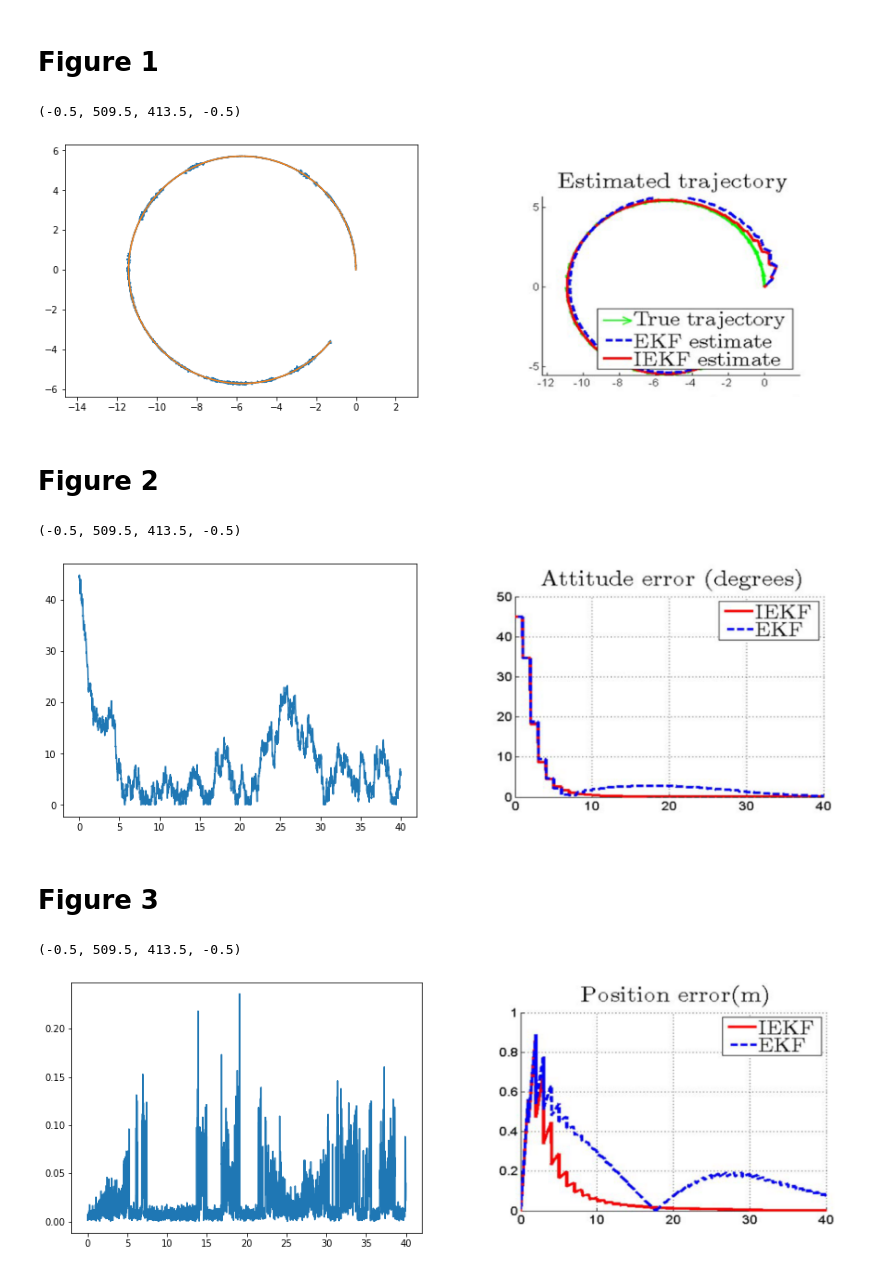
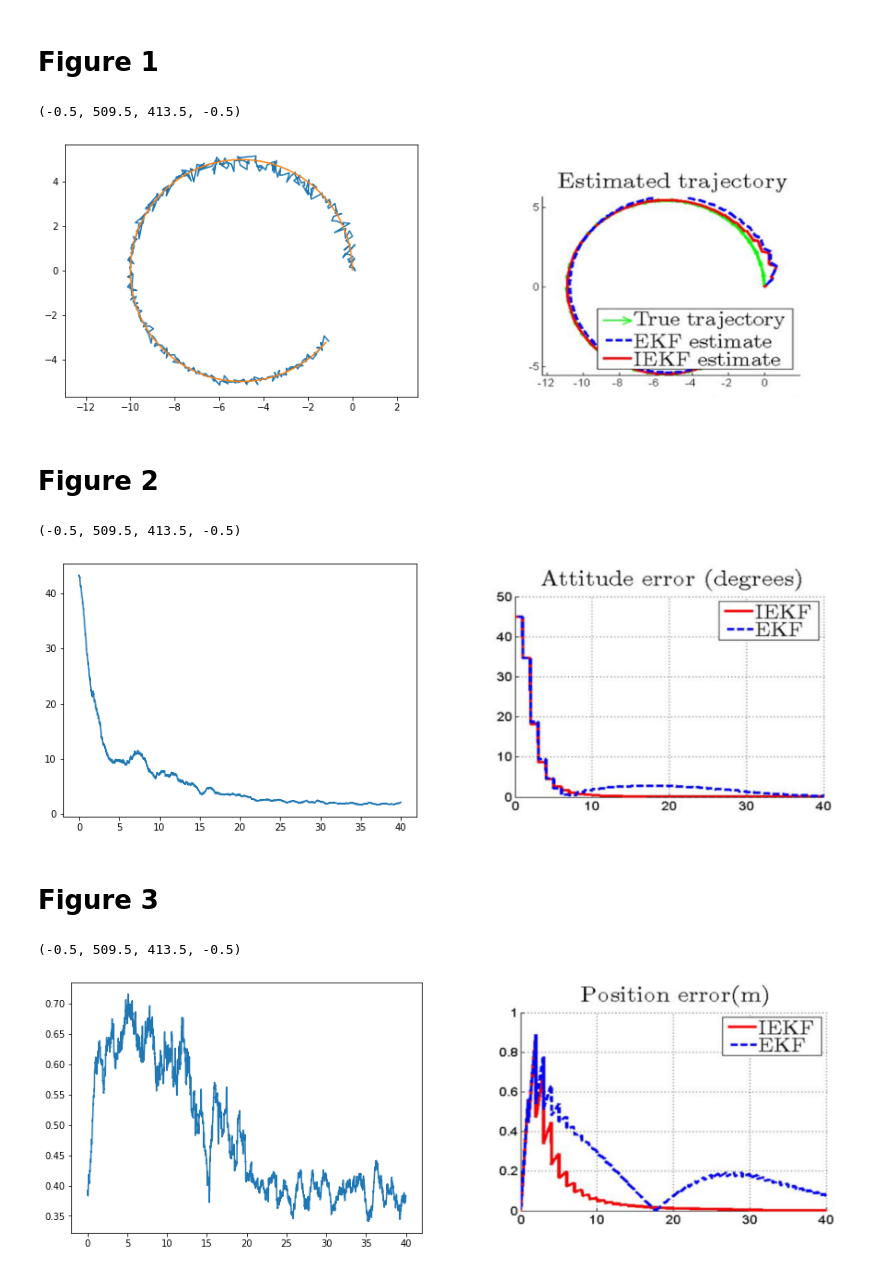
Before and after one commit to wsribunma/SE2_FlowPipes, a Jupyter notebook: IEKF.ipynb, the cells around one changed output. Saved outputs shown, nothing was run; the diff lists cells and outputs as text; code cells hidden in the pictures.

Commit message:
add images for small initial error

```diff
--- a/IEKF.ipynb
+++ b/IEKF.ipynb
@@ -157,11 +159,26 @@ for i in range(step):
     xe_y.append(Xe[i][1][2])
     xr_x.append(X[i][0][2])
     xr_y.append(X[i][1][2])
+# %%
+m = 10
+e_x = []
+e_y = []
+r_x = []
+r_y = []
+for j in range(int(len(xe_x)/m)-1):
+    xe_x_avg = sum(xe_x[j*10:(j+1)*m])/m
+    e_x.append(xe_x_avg)
+    xe_y_avg = sum(xe_y[j*10:(j+1)*m])/m
+    e_y.append(xe_y_avg)
+    xr_x_avg = sum(xr_x[j*10:(j+1)*m])/m
+    r_x.append(xr_x_avg)
+    xr_y_avg = sum(xr_y[j*10:(j+1)*m])/m
+    r_y.append(xr_y_avg)
 # %%
 figure(figsize=(15,5))
 subplot(121)
-plot(xe_x,xe_y, label='estimated')
-plot(xr_x,xr_y, label = 'reference')
+plot(e_x,e_y, label='estimated')
+plot(r_x,r_y, label = 'reference')
 axis('equal');
 subplot(122)
 imshow(imread('./images/fig1.png'))
@@ -171,7 +188,7 @@ axis('off')
 axis('tight')
 # %% [output]
 (-0.5, 509.5, 413.5, -0.5)
-[figure, old version]
+[figure, new version]
 # %% [markdown]
 # Figure 2
 # %%
@@ -179,11 +196,17 @@ error_att = []
 for i in range(step):
     error_theta = math.acos(ita[i][0][0])*180/pi
     error_att.append(error_theta)
+# %%
+err_att = []
+windowsize = 100
+for j in range(len(error_att) - windowsize +1):
+    err_att_avg = sum(error_att[j:j+windowsize])/windowsize
+    err_att.append(err_att_avg)
 # %%
-t_x = np.linspace(0, t, step)
+t_x = np.linspace(0, t, len(err_att))
 figure(figsize=(15,5))
 subplot(121)
-plot(t_x, error_att)
+plot(t_x, err_att)
 subplot(122)
 imshow(imread('./images/fig2.png'))
 gca().get_xaxis().set_visible(False)
@@ -192,7 +215,7 @@ axis('off')
 axis('tight')
 # %% [output]
 (-0.5, 509.5, 413.5, -0.5)
-[figure, old version]
+[figure, new version]
 # %% [markdown]
 # Figure 3
 # %%
@@ -201,16 +224,21 @@ for i in range(step):
     error_x = ita[i][0][2]
     error_y = ita[i][1][2]
     error.append(sqrt(error_x**2+error_y**2))
+# %%
+err = []
+for j in range(len(error) - windowsize +1):
+    err_avg = sum(error[j:j+windowsize])/windowsize
+    err.append(err_avg)
 # %%
 figure(figsize=(15,5))
 subplot(121)
-plot(t_x ,error)
+plot(t_x ,err)
 subplot(122)
 imshow(imread('./images/fig3.png'))
 gca().get_xaxis().set_visible(False)
 gca().get_yaxis().set_visible(False)
 axis('off')
 axis('tight')
 # %% [output]
 (-0.5, 509.5, 413.5, -0.5)
-[figure, old version]
+[figure, new version]
```
Also changed, not shown: parts of 20 cells of this notebook, 3 other files.
